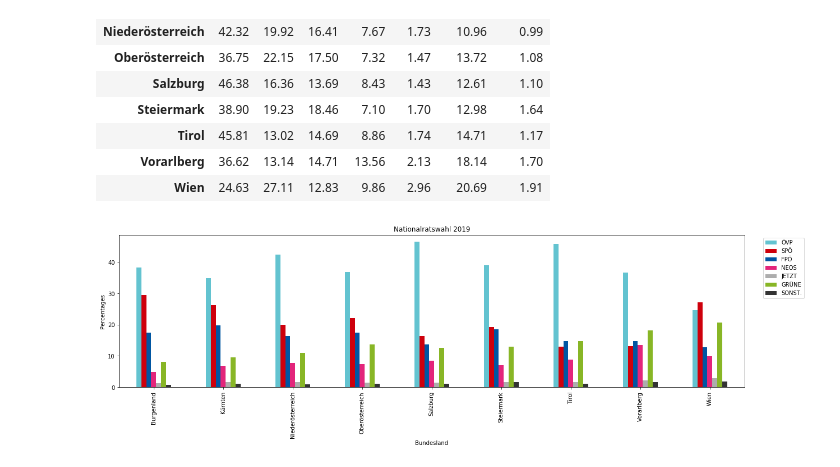
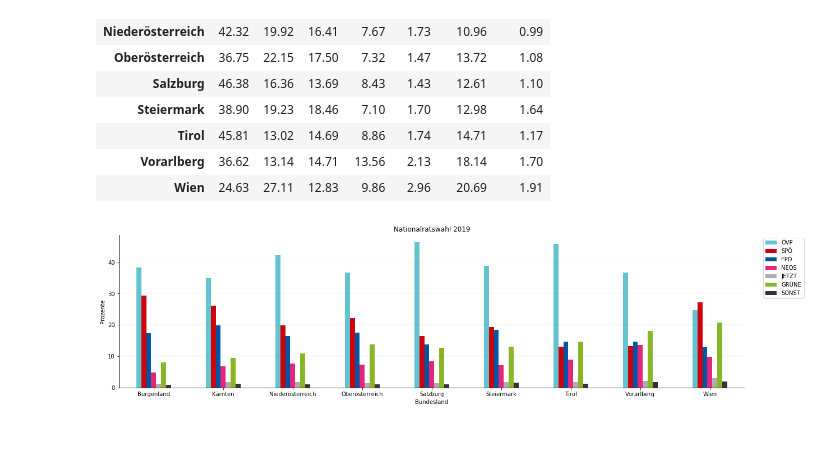
Before and after one commit to simonreisinger/Visualize_of_Austrian_Election_Results, a Jupyter notebook: Static_Charts_with_Python.ipynb, the cells around one changed output. Drawn from its saved outputs; the diff is of its cells as text; code cells hidden in the pictures; blank space fills up the shorter version.

Commit message:
second graphic improved

```diff
--- a/Static_Charts_with_Python.ipynb
+++ b/Static_Charts_with_Python.ipynb
@@ -25,12 +25,20 @@ from matplotlib.colors import LinearSegmentedColormap
 colors = ['#63C3D0', '#ce000c', '#0056A2', '#E3257B', '#ADADAD', '#88B626', '#333333']
 cm = LinearSegmentedColormap.from_list('austrianParties', colors, N=7)
 # %%
-plt = df.plot(kind='bar', color = colors, title = "Nationalratswahl 2019", figsize=(20, 5))
+plt = df.plot(kind='bar', color = colors, title = "Nationalratswahl 2019", figsize=(20, 5), rot=0)
 plt.set_xlabel("Bundesland")
-plt.set_ylabel("Percentages")
+plt.set_ylabel("Prozente")
+
+#removing top and right borders
+plt.spines['top'].set_visible(False)
+plt.spines['right'].set_visible(False)
+
+#adds major gridlines
+plt.grid(color='grey', linestyle='-', axis='y', linewidth=0.25, alpha=0.5)
+
 plot1 = plt.legend(bbox_to_anchor=(1.1, 1))
 # %% [output]
-[figure, old version]
+[figure, new version]
 # %%
 # Text Answer:
 # %%
```
Also changed, not shown: parts of 1 cell of this notebook, 1 other file.
